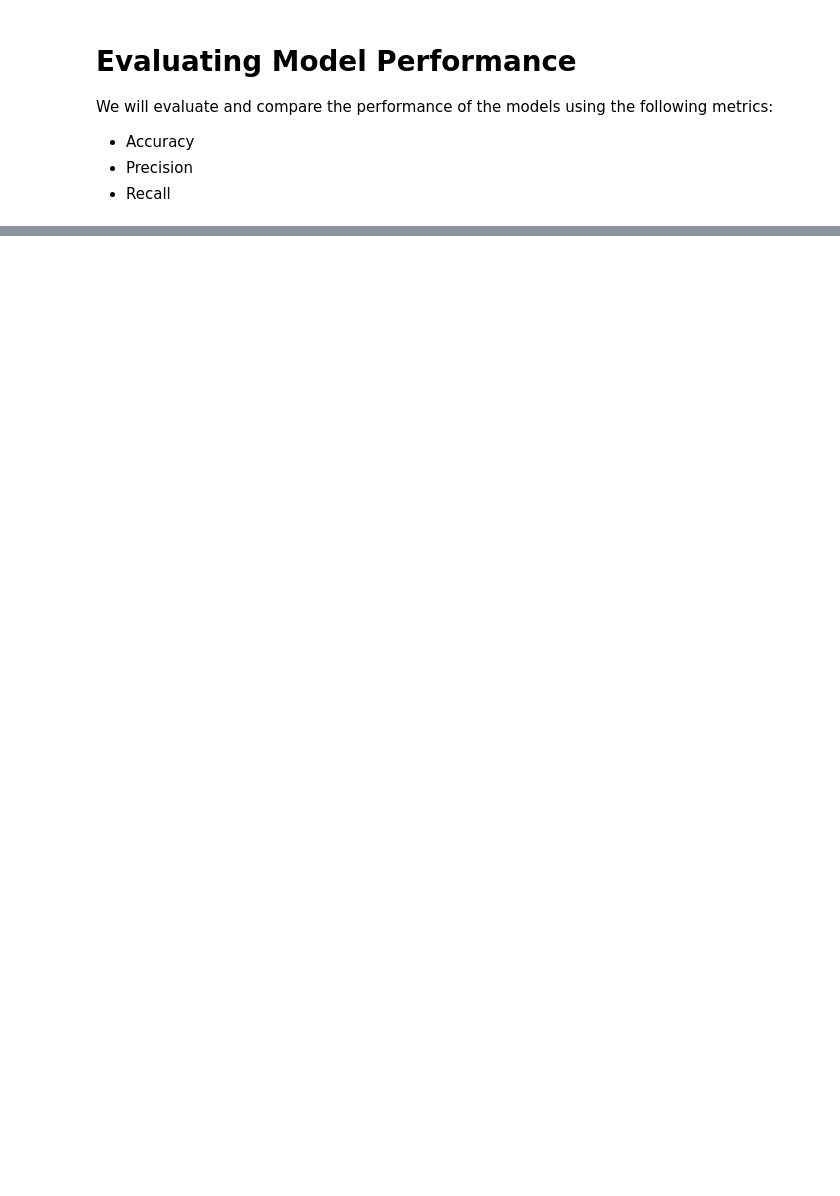
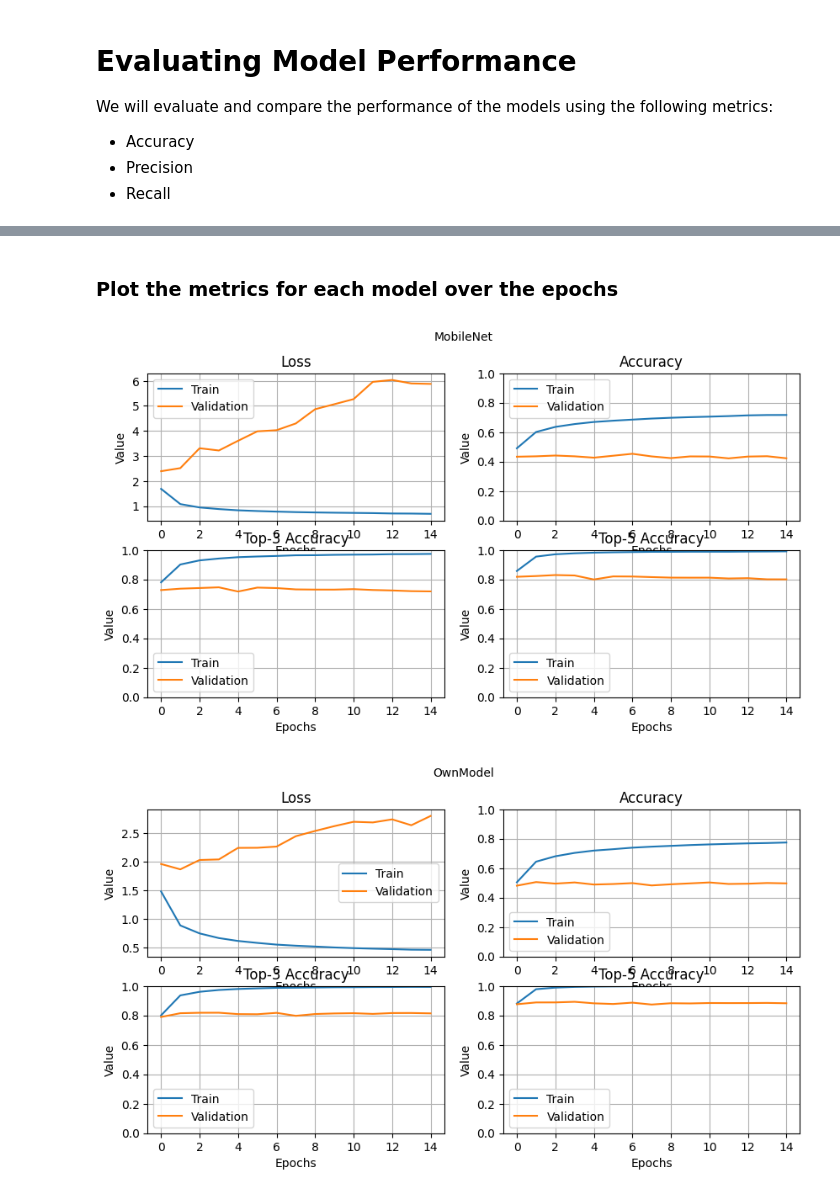
Before and after one commit to stedavkle/gemstone-classifier, a Jupyter notebook: src/04_Model_Evaluation.ipynb, the cells around one changed output, grey strips where cells are left out. Saved outputs shown, nothing was run; the diff lists cells and outputs as text; code cells hidden in the pictures; blank space fills up the shorter version.

```diff
--- a/src/04_Model_Evaluation.ipynb
+++ b/src/04_Model_Evaluation.ipynb
@@ -15,0 +21,17 @@ import numpy as np
+# %%
+results = {}
+top_results = pd.DataFrame(columns=['Model', 'Dataset', 'Accuracy', 'Top-3 Accuracy', 'Top-5 Accuracy'])
+
+for dataset in os.listdir('../mod/'):
+    for file in os.listdir(f'../mod/{dataset}/'):
+        if file.endswith('.csv'):
+            model = os.path.splitext(file)[0]
+            print(f'Processing {model}...')
+            history = pd.read_csv(f'../mod/{dataset}/{file}')
+            results[model] = history
+            top_results = pd.concat([top_results, pd.DataFrame({'Model': model,
+                                                                'Dataset': dataset,
+                                                                'Accuracy': history['val_accuracy'].max(),
+                                                                'Top-3 Accuracy': history['val_top_3_accuracy'].max(),
+                                                                'Top-5 Accuracy': history['val_top_5_accuracy'].max()}, index=[0])])
+top_results
@@ -15,0 +50,44 @@ import numpy as np
+# %% [markdown]
+### Plot the metrics for each model over the epochs
+# %%
+# Define a function to plot the metrics with adjusted y-axis limits for accuracy plots
+def plot_metrics_adjusted(history, title):
+    fig, axs = plt.subplots(2, 2, figsize=(10, 5))
+    fig.suptitle(title, fontsize=10)
+
+    # Loss
+    axs[0, 0].plot(history['loss'], label='Train')
+    axs[0, 0].plot(history['val_loss'], label='Validation')
+    axs[0, 0].set_title('Loss')
+    axs[0, 0].legend()
+
+    # Accuracy
+    axs[0, 1].plot(history['accuracy'], label='Train')
+    axs[0, 1].plot(history['val_accuracy'], label='Validation')
+    axs[0, 1].set_title('Accuracy')
+    axs[0, 1].set_ylim([0, 1])
+    axs[0, 1].legend()
+
+    # Top-3 Accuracy
+    axs[1, 0].plot(history['top_3_accuracy'], label='Train')
+    axs[1, 0].plot(history['val_top_3_accuracy'], label='Validation')
+    axs[1, 0].set_title('Top-3 Accuracy')
+    axs[1, 0].set_ylim([0, 1])
+    axs[1, 0].legend()
+
+    # Top-5 Accuracy
+    axs[1, 1].plot(history['top_5_accuracy'], label='Train')
+    axs[1, 1].plot(history['val_top_5_accuracy'], label='Validation')
+    axs[1, 1].set_title('Top-5 Accuracy')
+    axs[1, 1].set_ylim([0, 1])
+    axs[1, 1].legend()
+
+    for ax in axs.flat:
+        ax.set(xlabel='Epochs', ylabel='Value')
+        ax.grid()
+
+for model, history in results.items():
+    plot_metrics_adjusted(history, model)
+# %% [output]
+[figure, added]
+[figure, added]
```
Also changed, not shown: parts of 11 cells of this notebook, 4 other files.
